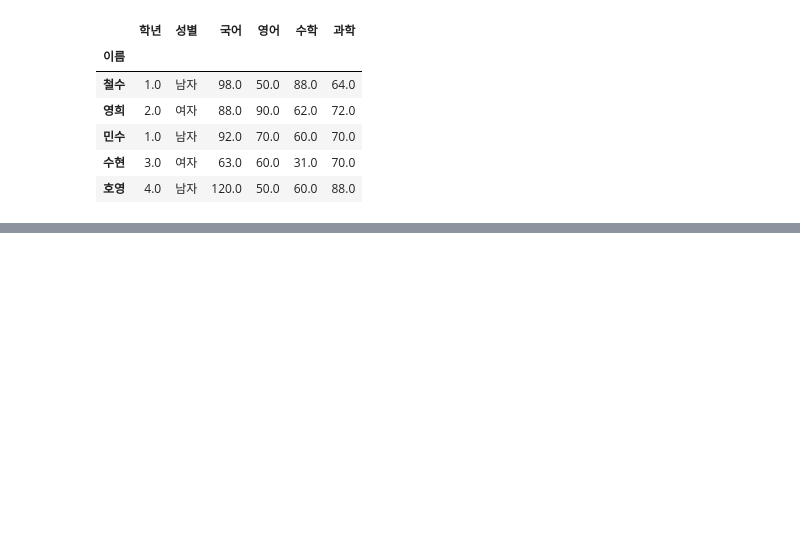
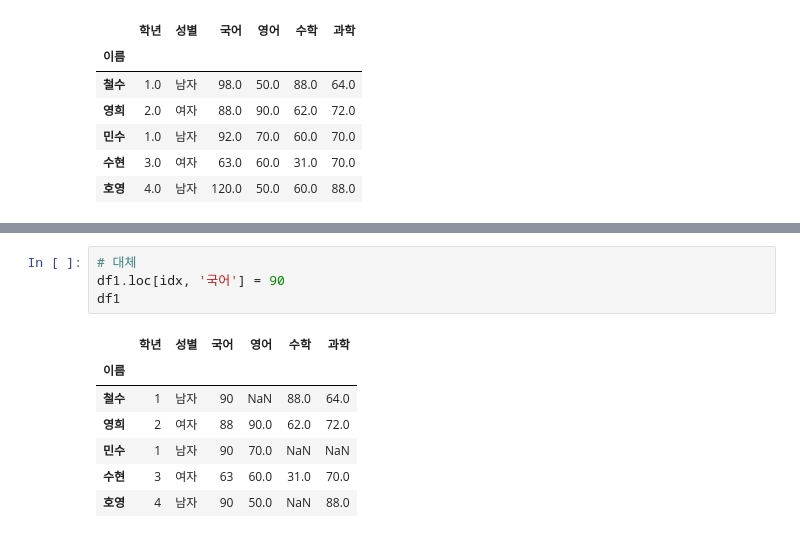
Before and after one commit to UnchaeJeong/20210706, a Jupyter notebook: 6_30_데이터 시각화/03_Pandas/05_데이터정제.ipynb, the cells around one changed output, grey strips where cells are left out. Cells and saved outputs as stored; diff of their text form; blank space fills up the shorter version.

```diff
--- a/6_30_데이터 시각화/03_Pandas/05_데이터정제.ipynb
+++ b/6_30_데이터 시각화/03_Pandas/05_데이터정제.ipynb
@@ -159,0 +240,12 @@ df1
+# %%
+# 대체
+df1.loc[idx, '국어'] = 90
+df1
+# %% [output]
+|  | 학년 | 성별 | 국어 | 영어 | 수학 | 과학 |
+| 이름 |  |  |  |  |  |  |
+| 철수 | 1 | 남자 | 90 | NaN | 88.0 | 64.0 |
+| 영희 | 2 | 여자 | 88 | 90.0 | 62.0 | 72.0 |
+| 민수 | 1 | 남자 | 90 | 70.0 | NaN | NaN |
+| 수현 | 3 | 여자 | 63 | 60.0 | 31.0 | 70.0 |
+| 호영 | 4 | 남자 | 90 | 50.0 | NaN | 88.0 |
```
Also changed, not shown: parts of 9 cells of this notebook, 2 other files.
